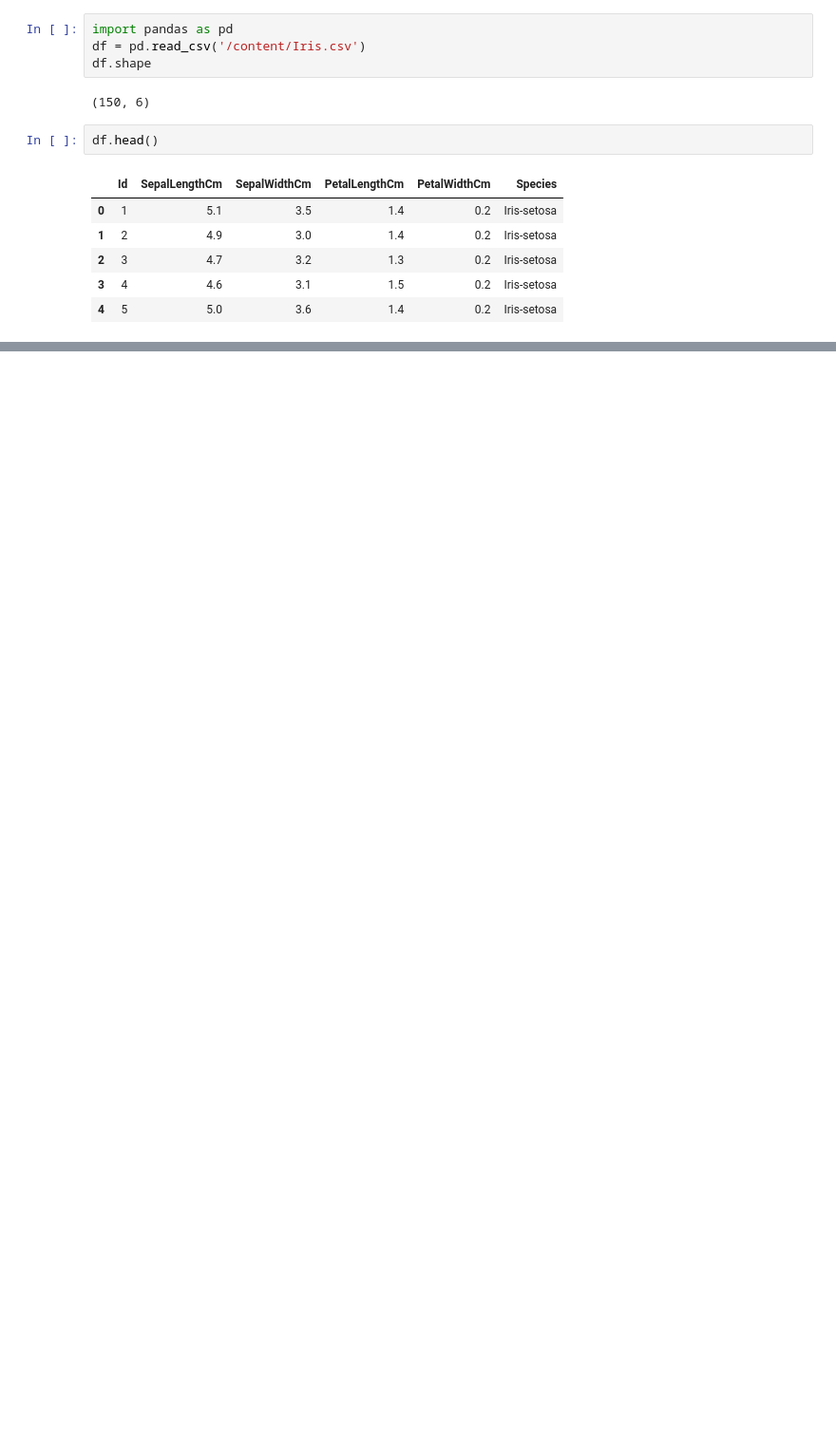
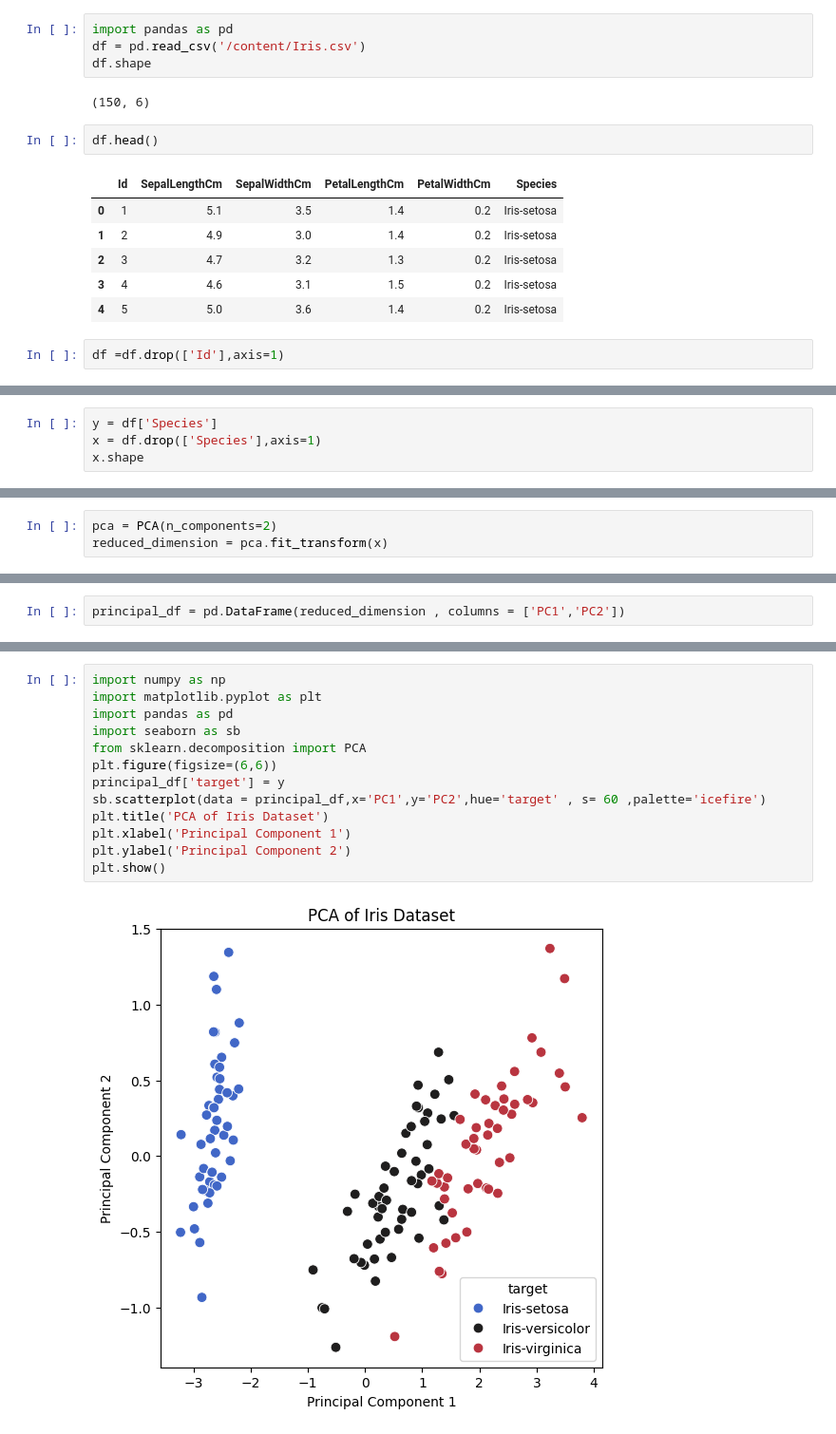
Before and after one commit to labib1910024/Python_Basic, a Jupyter notebook: PCA.ipynb, the cells around one changed output, grey strips where cells are left out. Shown: that part at 95% size. Cells and saved outputs as stored; diff of their text form; blank space fills up the shorter version.

```diff
--- a/PCA.ipynb
+++ b/PCA.ipynb
@@ -15,3 +15,5 @@ df.head()
 | 2 | 3 | 4.7 | 3.2 | 1.3 | 0.2 | Iris-setosa |
 | 3 | 4 | 4.6 | 3.1 | 1.5 | 0.2 | Iris-setosa |
 | 4 | 5 | 5.0 | 3.6 | 1.4 | 0.2 | Iris-setosa |
+# %%
+df =df.drop(['Id'],axis=1)
@@ -17,0 +29,4 @@ df.head()
+# %%
+y = df['Species']
+x = df.drop(['Species'],axis=1)
+x.shape
@@ -17,0 +48,3 @@ df.head()
+# %%
+pca = PCA(n_components=2)
+reduced_dimension = pca.fit_transform(x)
@@ -17,0 +71,2 @@ df.head()
+# %%
+principal_df = pd.DataFrame(reduced_dimension , columns = ['PC1','PC2'])
@@ -17,0 +91,15 @@ df.head()
+# %%
+import numpy as np
+import matplotlib.pyplot as plt
+import pandas as pd
+import seaborn as sb
+from sklearn.decomposition import PCA
+plt.figure(figsize=(6,6))
+principal_df['target'] = y
+sb.scatterplot(data = principal_df,x='PC1',y='PC2',hue='target' , s= 60 ,palette='icefire')
+plt.title('PCA of Iris Dataset')
+plt.xlabel('Principal Component 1')
+plt.ylabel('Principal Component 2')
+plt.show()
+# %% [output]
+[figure, added]
```
Also changed, not shown: parts of 7 cells of this notebook.
